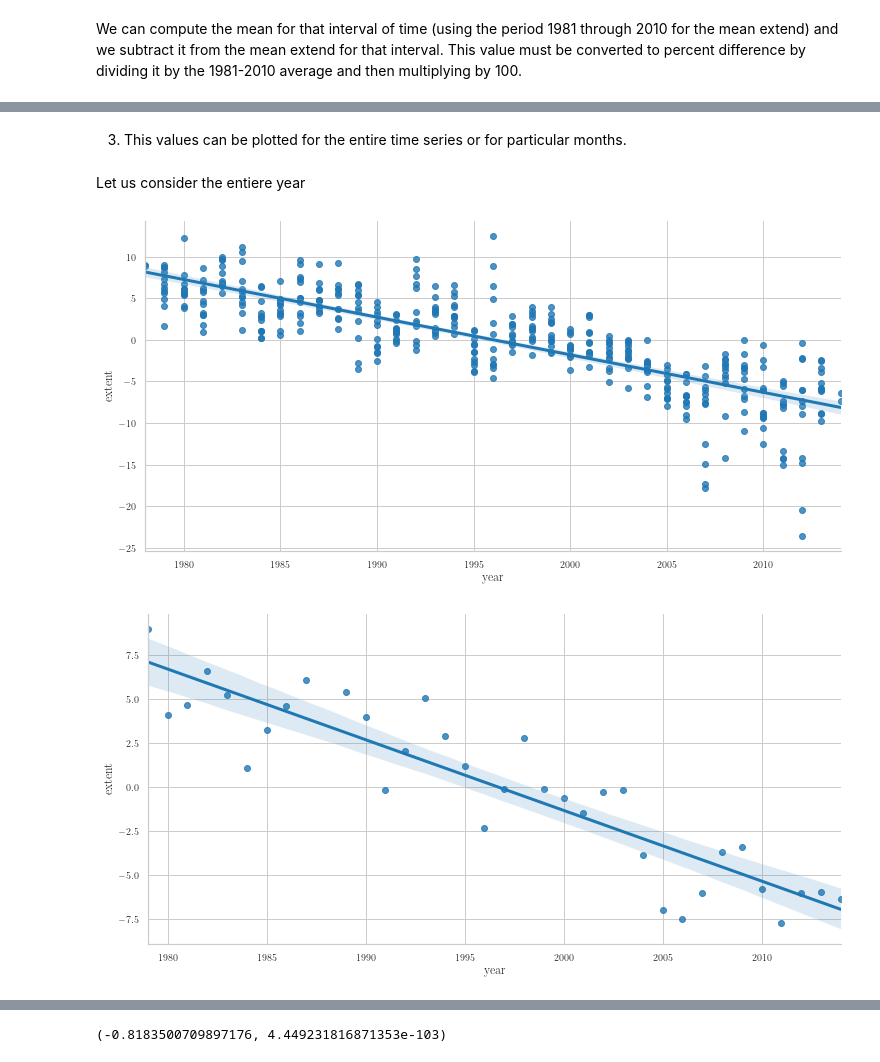
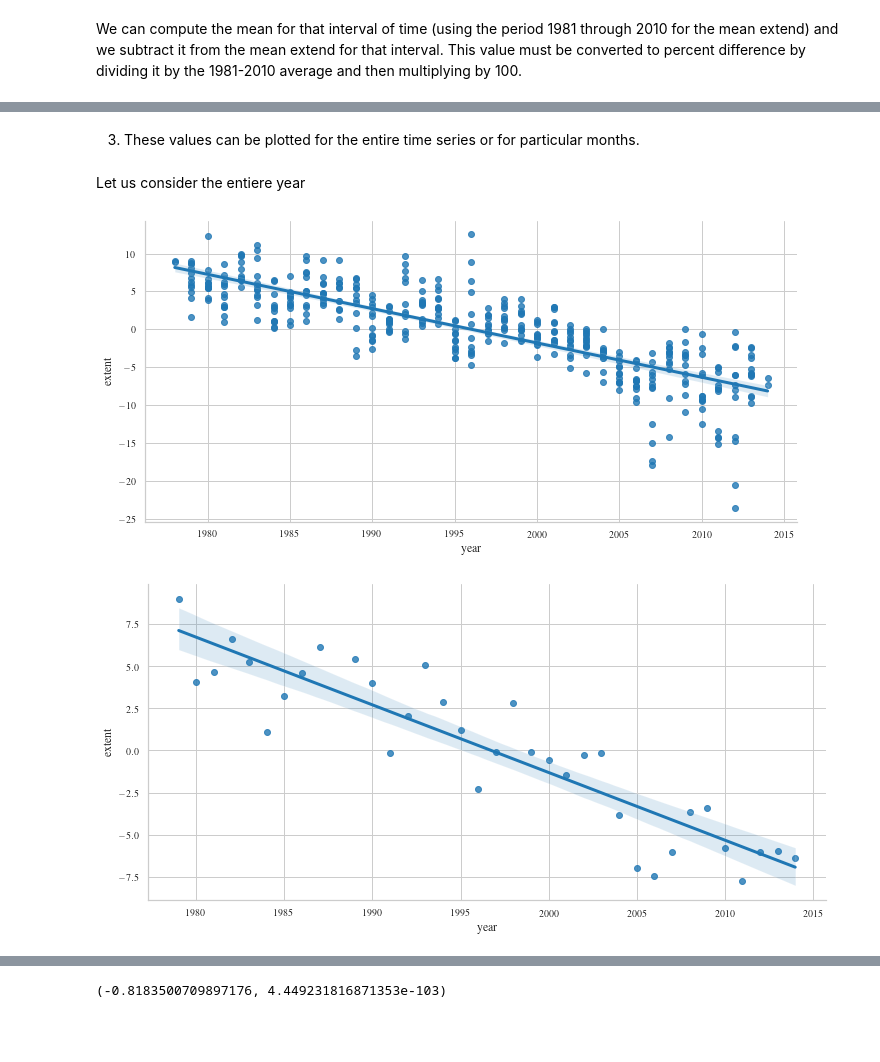
Before and after one commit to DataScienceUB/introduction-datascience-python-book, a Jupyter notebook: ch06_Regression_Analysis.ipynb, the cells around one changed output, grey strips where cells are left out. Cells and saved outputs as stored; diff of their text form; code cells hidden in the pictures; blank space fills up the shorter version.

```diff
--- a/ch06_Regression_Analysis.ipynb
+++ b/ch06_Regression_Analysis.ipynb
@@ -213,10 +348,7 @@ We can compute the mean for that interval of time (using the period 1981 through
 # %%
 # Data normalization
 for i in range(12):
-    ice2.extent[ice2.mo == i+1] = 100*(ice2.extent[ice2.mo == i+1] - month_means[i+1])/month_means.mean()
-
-sns.lmplot(x = "mo", y = "extent", data = ice2, height = 5.2, aspect = 2);
-plt.savefig("files/ch06/IceExtentNormalizedByMonth.png", dpi = 300, bbox_inches = 'tight')
+    ice2.extent.loc[ice2.mo == i+1] = 100*(ice2.extent.loc[ice2.mo == i+1] - month_means[i+1])/month_means.mean()
 # %% [output]
 A value is trying to be set on a copy of a slice from a DataFrame
 
@@ -245,18 +368,18 @@ var: 31.983239774968794
 # %% [markdown]
-3) This values can be plotted for the entire time series or for particular months.
+3) These values can be plotted for the entire time series or for particular months.
 # %% [markdown]
 Let us consider the entiere year
 # %%
-sns.lmplot(x = "year", y = "extent", data = ice2, height = 5.2, aspect = 2);
+sns.lmplot(x = "year", y = "extent", data = ice2, aspect = 2);
 plt.savefig("files/ch06//IceExtentAllMonthsByYearlmplot.png", dpi = 300, bbox_inches = 'tight')
 # %% [output]
-[figure, old version]
+[figure, new version]
 # %%
 #For January
 jan = ice2[ice2.mo == 1];
 sns.lmplot(x = "year", y = "extent", data = jan, height = 5.2, aspect = 2);
 # %% [output]
-[figure, old version]
+[figure, new version]
 # %%
 # For August
 aug = ice2[ice2.mo == 8]
```
Also changed, not shown: parts of 116 cells of this notebook.
